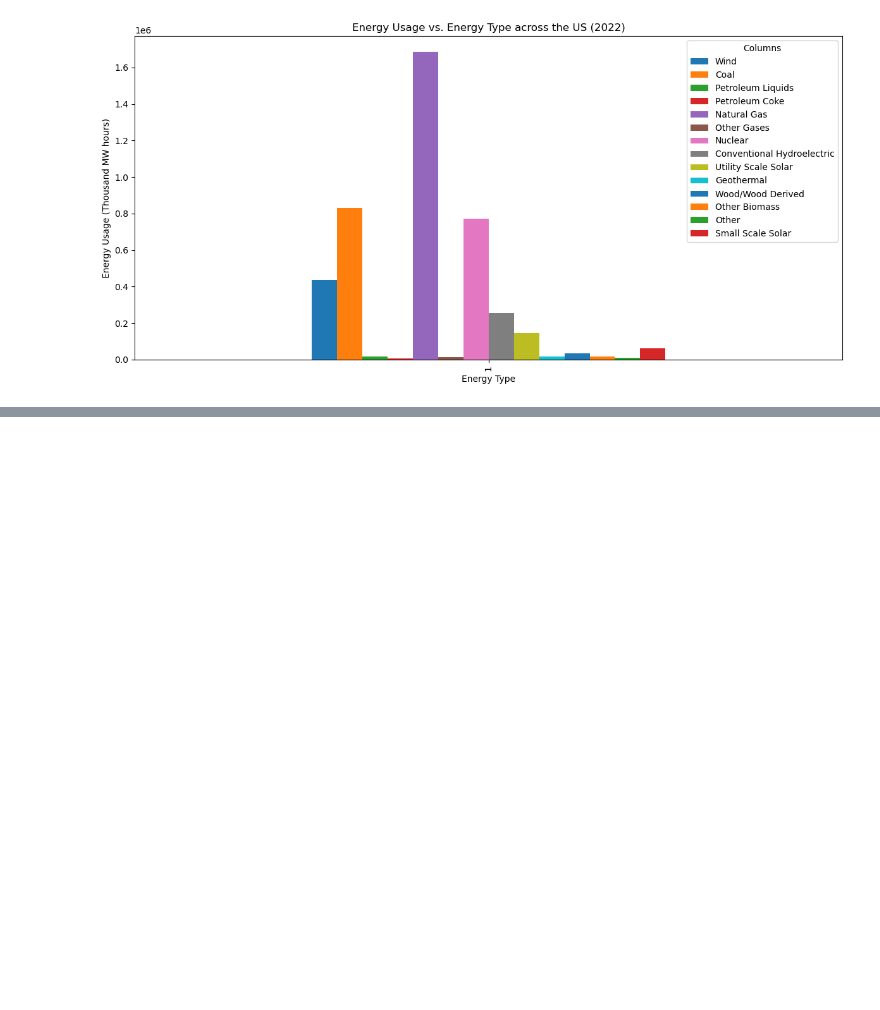
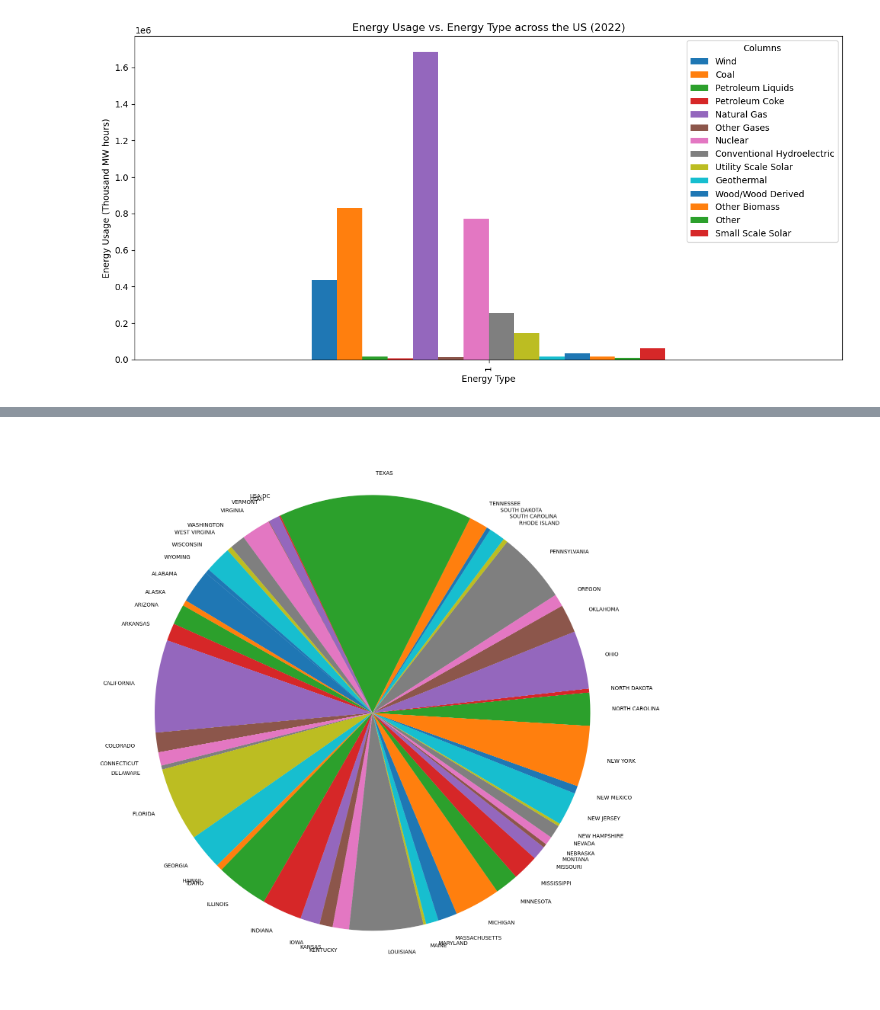
Before and after one commit to Calumshewson/Project-1-Challenge, a Jupyter notebook: Sub Question 1/Sub_Question_1.ipynb, the cells around one changed output, grey strips where cells are left out. Drawn from its saved outputs; the diff is of its cells as text; code cells hidden in the pictures; blank space fills up the shorter version.

```diff
--- a/Sub Question 1/Sub_Question_1.ipynb
+++ b/Sub Question 1/Sub_Question_1.ipynb
@@ -84,2 +85,11 @@ plt.savefig("Images/US_Energy_Usage.png")
 # %% [output]
 [figure]
+# %%
+#Moving on to part two, insert the csv that compares natural gas usage by state.
+
+#Create a file path
+State_generation = Path("Resources/data.csv")
+
+#Read in the data
+State = pd.read_csv(State_genertation)
+State.head()
@@ -85,0 +103,5 @@ plt.savefig("Images/US_Energy_Usage.png")
+# %%
+#Extract just the 2022 data. This is so that the data is consistent with the other group members.
+state_2022 = State[State['year'] ==2022]
+
+state_2022.head()
@@ -85,0 +115,6 @@ plt.savefig("Images/US_Energy_Usage.png")
+# %%
+#By examining the csv file it has become apparent that there is data in the "area-name" column that contains total U.S. info
+#Remove it.
+state_filtered = state_2022[state_2022['area-name'] != 'U.S.']
+
+state_filtered.head()
@@ -85,0 +197,6 @@ plt.savefig("Images/US_Energy_Usage.png")
+# %%
+state_summed = state_organized.copy()
+
+state_summed = state_summed.groupby('area-name').agg({'value': 'sum'}).reset_index()
+
+state_summed
@@ -85,0 +221,11 @@ plt.savefig("Images/US_Energy_Usage.png")
+# %%
+# Plotting the data as a pie chart
+state_summed.set_index('area-name')['value'].plot(kind='pie', figsize=(15, 15), startangle=140)
+plt.axis('equal')
+plt.ylabel('')
+
+plt.tight_layout()
+plt.savefig("Images/Natural_Gas_Usage_By_State.png")
+plt.show()
+# %% [output]
+[figure, added]
```
Also changed, not shown: parts of 6 cells of this notebook, 2 other files.
